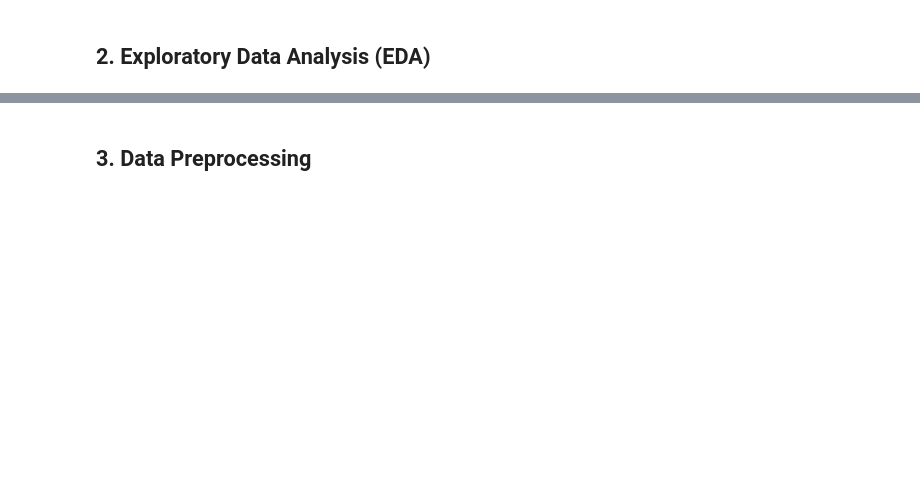
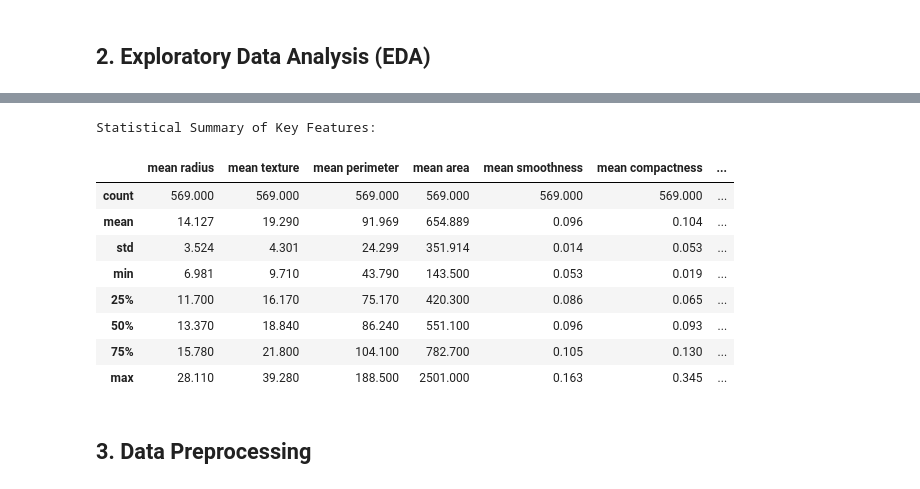
Before and after one commit to Ditty1/cancer-diagnosis-ml-model, a Jupyter notebook: cancer_baseline_model.ipynb, the cells around one changed output, grey strips where cells are left out. Drawn from its saved outputs; the diff is of its cells as text; code cells hidden in the pictures; blank space fills up the shorter version.

```diff
--- a/cancer_baseline_model.ipynb
+++ b/cancer_baseline_model.ipynb
@@ -78,6 +102,20 @@ print('Figure saved: fig1_class_distribution.png')
 # %%
 # Statistical summary
+
 print('Statistical Summary of Key Features:')
-key_features = ['radius_mean', 'texture_mean', 'perimeter_mean', 'area_mean',
-                'smoothness_mean', 'compactness_mean', 'concavity_mean', 'concave points_mean']
+
+key_features = ['mean radius', 'mean texture', 'mean perimeter', 'mean area',
+                'mean smoothness', 'mean compactness', 'mean concavity', 'mean concave points']
+
 df[key_features].describe().round(3)
+# %% [output]
+Statistical Summary of Key Features:
+|  | mean radius | mean texture | mean perimeter | mean area | mean smoothness | mean compactness | ... |
+| count | 569.000 | 569.000 | 569.000 | 569.000 | 569.000 | 569.000 | ... |
+| mean | 14.127 | 19.290 | 91.969 | 654.889 | 0.096 | 0.104 | ... |
+| std | 3.524 | 4.301 | 24.299 | 351.914 | 0.014 | 0.053 | ... |
+| min | 6.981 | 9.710 | 43.790 | 143.500 | 0.053 | 0.019 | ... |
+| 25% | 11.700 | 16.170 | 75.170 | 420.300 | 0.086 | 0.065 | ... |
+| 50% | 13.370 | 18.840 | 86.240 | 551.100 | 0.096 | 0.093 | ... |
+| 75% | 15.780 | 21.800 | 104.100 | 782.700 | 0.105 | 0.130 | ... |
+| max | 28.110 | 39.280 | 188.500 | 2501.000 | 0.163 | 0.345 | ... |
```
Also changed, not shown: parts of 29 cells of this notebook.
